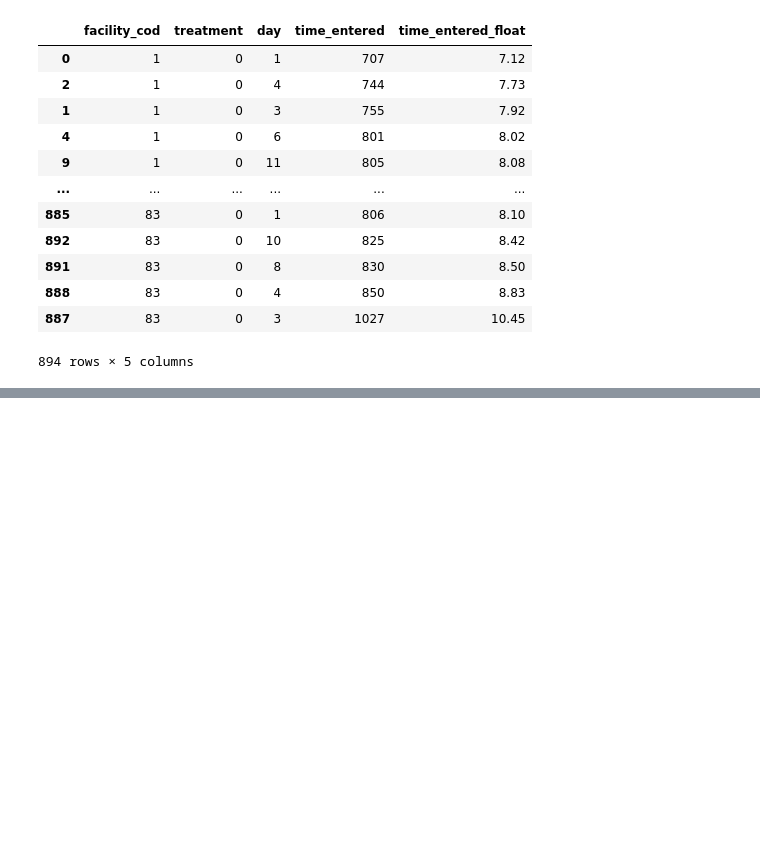
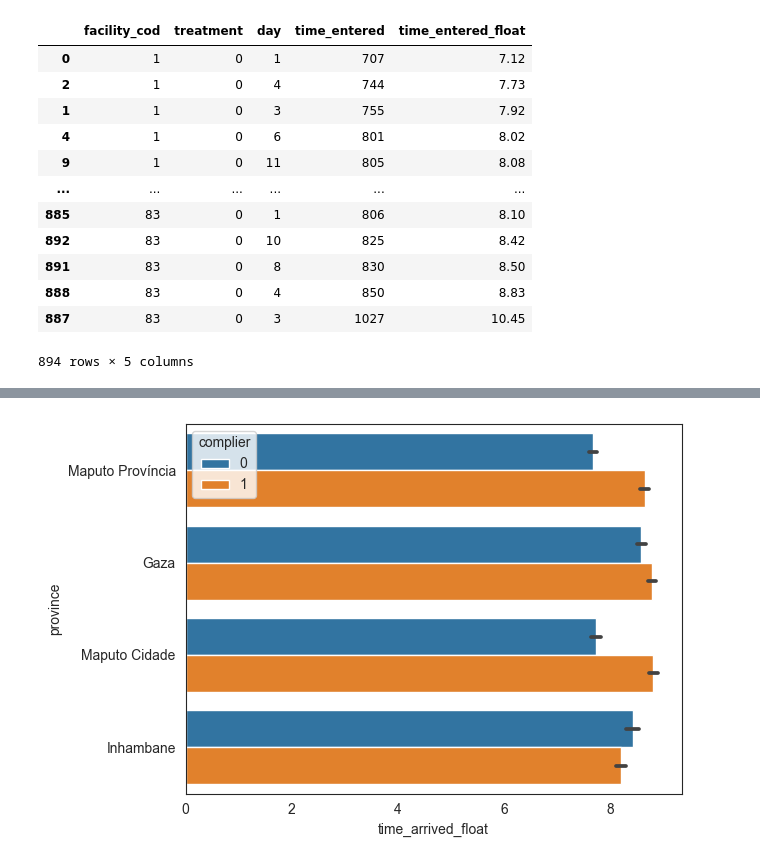
Before and after one commit to health-lse/anc_hiv_scheduling, a Jupyter notebook: notebooks/test.ipynb, the cells around one changed output, grey strips where cells are left out. Cells and saved outputs as stored; diff of their text form; code cells hidden in the pictures; blank space fills up the shorter version.

```diff
--- a/notebooks/test.ipynb
+++ b/notebooks/test.ipynb
@@ -1445,0 +1424,6 @@ final = final[final["time_left"] <= 1600]
+# %%
+sns.barplot(anc.query("consultation_reason == 2"),
+             x="time_arrived_float", y="province", hue="complier")
+plt.show()
+# %% [output]
+[figure, added]
```
Also changed, not shown: parts of 16 cells of this notebook, 10 other files.
